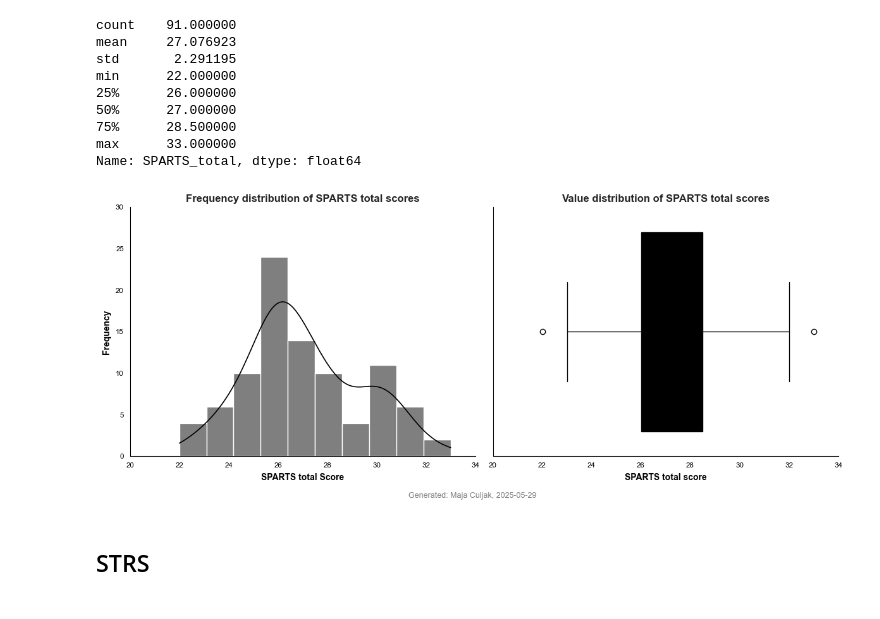
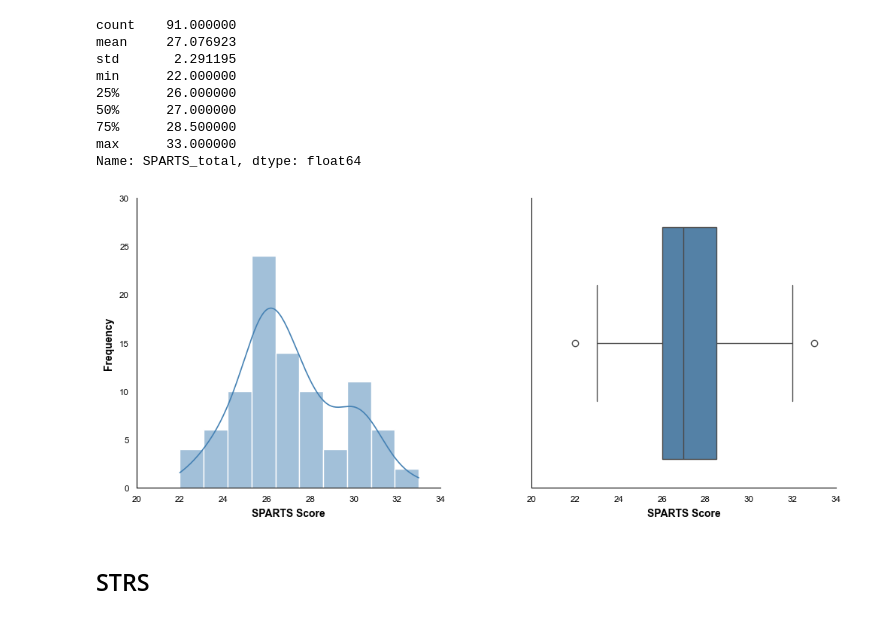
Before and after one commit to majaazdaja/dsp, a Jupyter notebook: notebooks/analysis_maja.ipynb, the cells around one changed output. Saved outputs shown, nothing was run; the diff lists cells and outputs as text; code cells hidden in the pictures.

Commit message:
Added plots folder

```diff
--- a/notebooks/analysis_maja.ipynb
+++ b/notebooks/analysis_maja.ipynb
@@ -173,16 +173,18 @@ IOP response frequency per classroom (teacher) in %
 | 108 | 30.77 | 38.46 | 30.77 |
 | Total % | 16.84 | 46.32 | 36.84 |
 # %%
-# Load APA 7th ed. style for plots
-plt.style.use('exports/plots/apa7.mplstyle')
+# Load APA 7th ed. style (steelblue color) for plots
+plt.style.use('/plots/apa7.mplstyle')
 
 today = date.today().strftime("%Y-%m-%d")
 
 sns.countplot(x='IOP', data=data)
-plt.title('IOP response frequency')
+# plt.title('IOP response frequency')
 plt.ylabel('Frequency')
 plt.xlabel('IOP')
-plt.figtext(0.5, 0.01, f'Generated: Maja Culjak, {today}', ha='center', fontsize=9, color='gray')  # Add caption
-plt.tight_layout(rect=[0, 0.03, 1, 1])  # Make space in bottom for caption
+
+# plt.figtext(0.5, 0.01, f'Generated: Maja Culjak, {today}', ha='center', fontsize=9, color='gray')  # Add caption
+# plt.tight_layout(rect=[0, 0.03, 1, 1])  # Make space in bottom for caption
+
 plt.show()
 # %% [output]
@@ -204,38 +206,39 @@ min      22.000000
 max      33.000000
 Name: SPARTS_total, dtype: float64
 # %%
-# Load APA 7th ed. style for plots
-plt.style.use('exports/plots/apa7.mplstyle')
+# Load APA 7th ed. style (steelblue color) for plots
+plt.style.use('/plots/apa7.mplstyle')
 
 # Create side-by-side plots
 fig, axes = plt.subplots(1, 2, figsize=(12, 5))  # 1 row, 2 columns
 
-# Histogram with KDE
+# Histogram
 sns.histplot(
     data=data,
     x='SPARTS_total',
     kde=True,
-    ax=axes[0]  # Plot on the first subplot
+    ax=axes[0]
 )
-axes[0].set_title('Frequency distribution of SPARTS total scores')
-axes[0].set_xlabel('SPARTS total Score')    # Custom X label for histogram
-axes[0].set_ylabel('Frequency')              # Custom Y label for histogram
+# axes[0].set_title('Frequency Distribution SPARTS totascores')
+axes[0].set_xlabel('SPARTS Score')
+axes[0].set_ylabel('Frequency')
 
 # Boxplot
 sns.boxplot(
     data=data,
     x='SPARTS_total',
-    ax=axes[1]  # Plot on the second subplot
+    ax=axes[1]
 )
-axes[1].set_title('Value distribution of SPARTS total scores')
-axes[1].set_xlabel('SPARTS total score')
 
-plt.figtext(0.5, 0.01, f'Generated: Maja Culjak, {today}', ha='center', fontsize=9, color='gray')  # Add caption
-plt.tight_layout(rect=[0, 0.03, 1, 1])  # Make space in bottom for caption
+# axes[1].set_title('Value distribution of SPARTS total scores')
+axes[1].set_xlabel('SPARTS Score')
+
+# plt.figtext(0.5, 0.01, f'Generated: Maja Culjak, {today}', ha='center', fontsize=9, color='gray')  # Add caption
+# plt.tight_layout(rect=[0, 0.03, 1, 1])  # Make space in bottom for caption
 
 plt.show()
 # %% [output]
-[figure, old version]
+[figure, new version]
 # %% [markdown]
 ## STRS
 # %%
```
Also changed, not shown: parts of 3 cells of this notebook, 8 other files.
